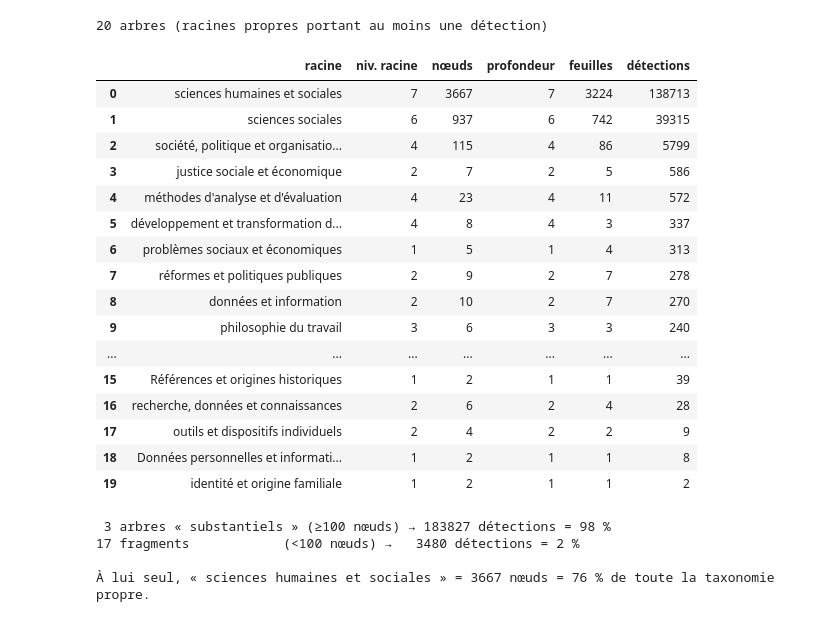
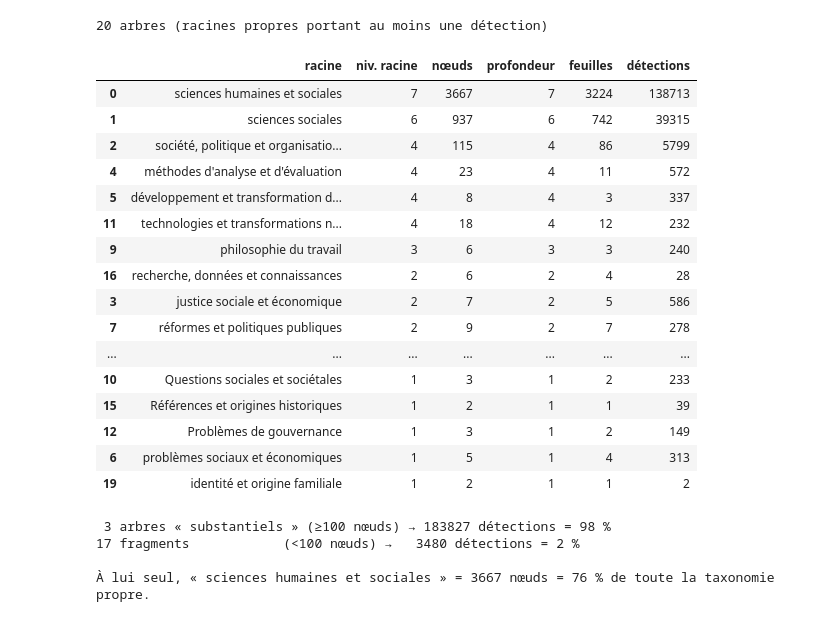
Before and after one commit to dataforgoodfr/cahier_doleances, a Jupyter notebook: analyse/structure_arbres_v3.ipynb, the cells around one changed output. Cells and saved outputs as stored; diff of their text form; code cells hidden in the pictures.

```diff
--- a/analyse/structure_arbres_v3.ipynb
+++ b/analyse/structure_arbres_v3.ipynb
@@ -121,30 +121,30 @@ print(f"{len(ROOTS)} arbres (racines propres portant au moins une détection)")
 # %%
 tab = pd.DataFrame([{
     "racine": r,
     "niv. racine": niv(r),
     "nœuds": len(sous_arbre(r)),
     "profondeur": profondeur(r),
     "feuilles": sum(1 for n in sous_arbre(r) if not enfants[n]),
     "détections": rec(r),
 } for r in ROOTS])
-tab
+tab.sort_values(by="profondeur", ascending=False)
 # %% [output]
 |  | racine | niv. racine | nœuds | profondeur | feuilles | détections |
 | 0 | sciences humaines et sociales | 7 | 3667 | 7 | 3224 | 138713 |
 | 1 | sciences sociales | 6 | 937 | 6 | 742 | 39315 |
 | 2 | société, politique et organisatio... | 4 | 115 | 4 | 86 | 5799 |
-| 3 | justice sociale et économique | 2 | 7 | 2 | 5 | 586 |
 | 4 | méthodes d'analyse et d'évaluation | 4 | 23 | 4 | 11 | 572 |
 | 5 | développement et transformation d... | 4 | 8 | 4 | 3 | 337 |
+| 11 | technologies et transformations n... | 4 | 18 | 4 | 12 | 232 |
+| 9 | philosophie du travail | 3 | 6 | 3 | 3 | 240 |
+| 16 | recherche, données et connaissances | 2 | 6 | 2 | 4 | 28 |
+| 3 | justice sociale et économique | 2 | 7 | 2 | 5 | 586 |
+| 7 | réformes et politiques publiques | 2 | 9 | 2 | 7 | 278 |
+| ... | ... | ... | ... | ... | ... | ... |
+| 10 | Questions sociales et sociétales | 1 | 3 | 1 | 2 | 233 |
+| 15 | Références et origines historiques | 1 | 2 | 1 | 1 | 39 |
+| 12 | Problèmes de gouvernance | 1 | 3 | 1 | 2 | 149 |
 | 6 | problèmes sociaux et économiques | 1 | 5 | 1 | 4 | 313 |
-| 7 | réformes et politiques publiques | 2 | 9 | 2 | 7 | 278 |
-| 8 | données et information | 2 | 10 | 2 | 7 | 270 |
-| 9 | philosophie du travail | 3 | 6 | 3 | 3 | 240 |
-| ... | ... | ... | ... | ... | ... | ... |
-| 15 | Références et origines historiques | 1 | 2 | 1 | 1 | 39 |
-| 16 | recherche, données et connaissances | 2 | 6 | 2 | 4 | 28 |
-| 17 | outils et dispositifs individuels | 2 | 4 | 2 | 2 | 9 |
-| 18 | Données personnelles et informati... | 1 | 2 | 1 | 1 | 8 |
 | 19 | identité et origine familiale | 1 | 2 | 1 | 1 | 2 |
 # %%
 TOT = tab["détections"].sum()
```
Also changed, not shown: 1 other file.
